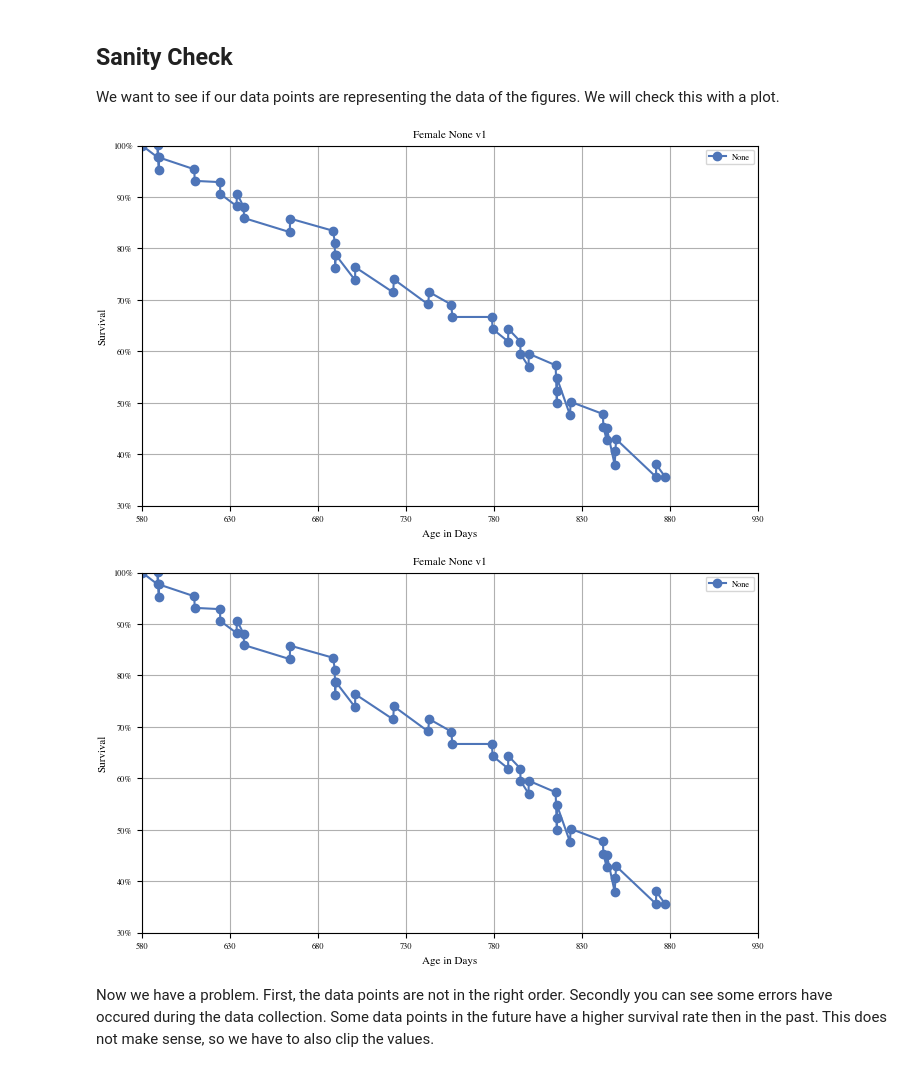
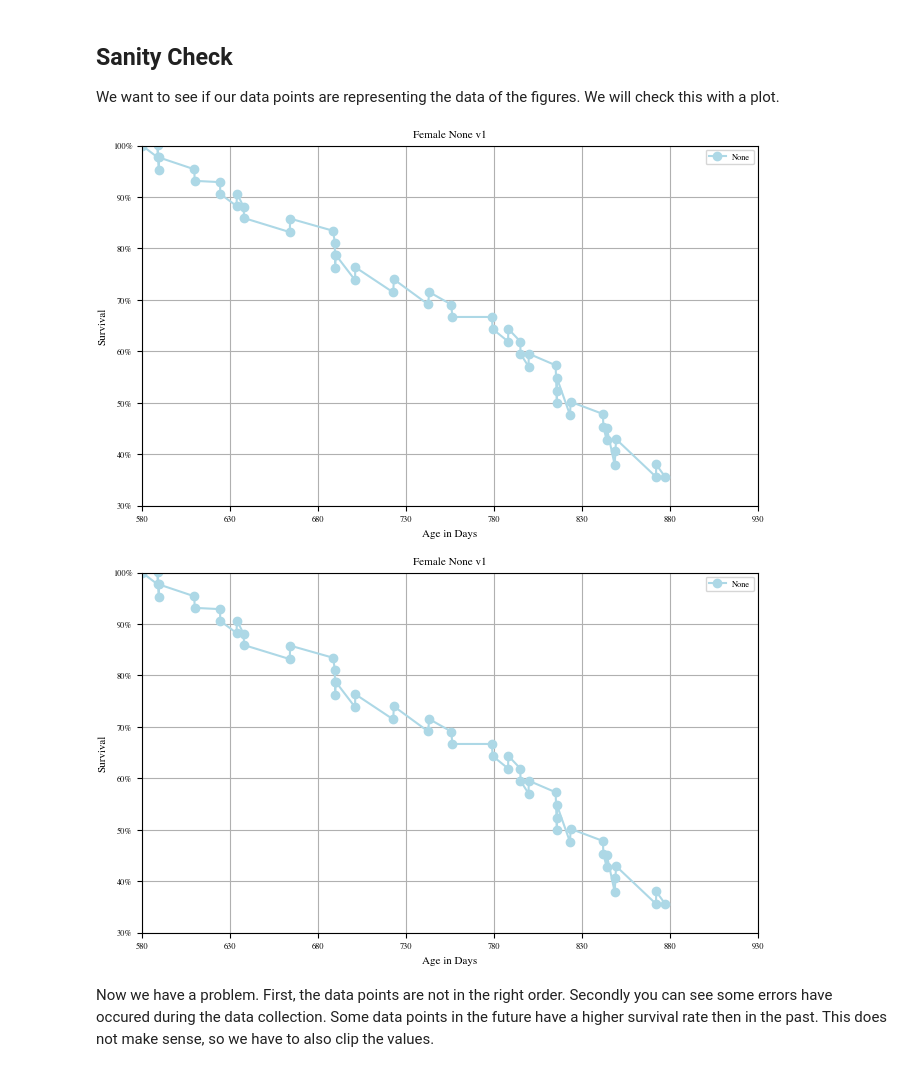
Before and after one commit to shs2017/Data-Literacy, a Jupyter notebook: exp/002_ExtractingPointsFromPlot.ipynb, the cells around one changed output. Saved outputs shown, nothing was run; the diff lists cells and outputs as text; code cells hidden in the pictures.

Commit message:
df: 002, 003: made the plots fancier + added color friendly qualitative colormap

```diff
--- a/exp/002_ExtractingPointsFromPlot.ipynb
+++ b/exp/002_ExtractingPointsFromPlot.ipynb
@@ -18,9 +18,12 @@ from tueplots import bundles
 # Define constants
 ROUNDING_DIGITS = 4
 STARTING_DAY = 580
-SAVE_EVERYTHING = True
-COLOR_LIST = ['#4e75b8', '#dc813b', '#a4a4a4', '#f6c042', '#29437c', '#97481d', '#7eab4a', '#616161', '#6b98d0', '#9b7425']
+SAVE_EVERYTHING = True  # If you want to save the plots from this notebook or not
+COLOR_MAP = ["#ADD8E6", "#008000", "#FFD700", "#800080", "#FF7F50", "#40E0D0", "#708090", "#FF8C00", "#FF00FF", "#008080"]
+#Original Colors: ['#4e75b8', '#dc813b', '#a4a4a4', '#f6c042', '#29437c', '#97481d', '#7eab4a', '#616161', '#6b98d0', '#9b7425']
 TREATEMENT_LIST = ['None', 'Rapamycin', 'HSCs', 'Gal-Nav', 'no_Rapamycin', 'no_HSCs', 'mTERT', 'no_Gal_Nav', 'no_mTERT', 'All']
+
+
 USE_LATEX = False
 FILE_SAVE_ENDING = '.pdf'    # Download it once as .jpg to make the comparison with the original data plots
 # %% [markdown]
@@ -119,39 +122,39 @@ def plotTimeline(df, title, path, col_state='full', nrow=1, ncols=1, uselatex=Fa
     fig, ax = plt.subplots(nrow, ncols)
 
     df_category_group = df.groupby('category', sort=False)
 
     for i, (name, group) in enumerate(df_category_group):
         x_data = group['x']
         y_data = group['y']
-        ax.plot(x_data, y_data, color=COLOR_LIST[i], marker='o', linestyle='-', label=name)
+        ax.plot(x_data, y_data, color=COLOR_MAP[i], marker='o', linestyle='-', label=name)
 
     ax.set_xlim(580, 930)
     ax.set_ylim(0.3, 1)
     ax.set_xticks(np.arange(580, 931, 50))
     ax.set_yticks(np.arange(0.3, 1.01, 0.1))
     ax.grid(True)
     ax.set_xlabel('Age in Days')
     ax.set_ylabel('Survival')
     ax.set_title(title)
     ax.legend(loc='best')
 
     def to_percent(y, position):
         return f'{100 * y:.0f}%'
 
     # Create a formatter and apply it to the y-axis
     formatter = FuncFormatter(to_percent)
     ax.yaxis.set_major_formatter(formatter)
 
     if SAVE_EVERYTHING:
         fig.savefig(path)
 
 plotTimeline(female_df, 'Female None v1', '../dat/img/2401_sanity_check_female_none_v1' + FILE_SAVE_ENDING)
 # %% [output]
-[figure, old version]
+[figure, new version]
 # %%
 plotTimeline(female_df, 'Female None v1', '../dat/img/2401_sanity_check_female_none_v1' + FILE_SAVE_ENDING)
 # %% [output]
-[figure, old version]
+[figure, new version]
 # %% [markdown]
 Now we have a problem. First, the data points are not in the right order. Secondly you can see some errors have occured during the data collection. Some data points in the future have a higher survival rate then in the past. This does not make sense, so we have to also clip the values.
 # %%
```
Also changed, not shown: parts of 5 cells of this notebook, 10 other files.
